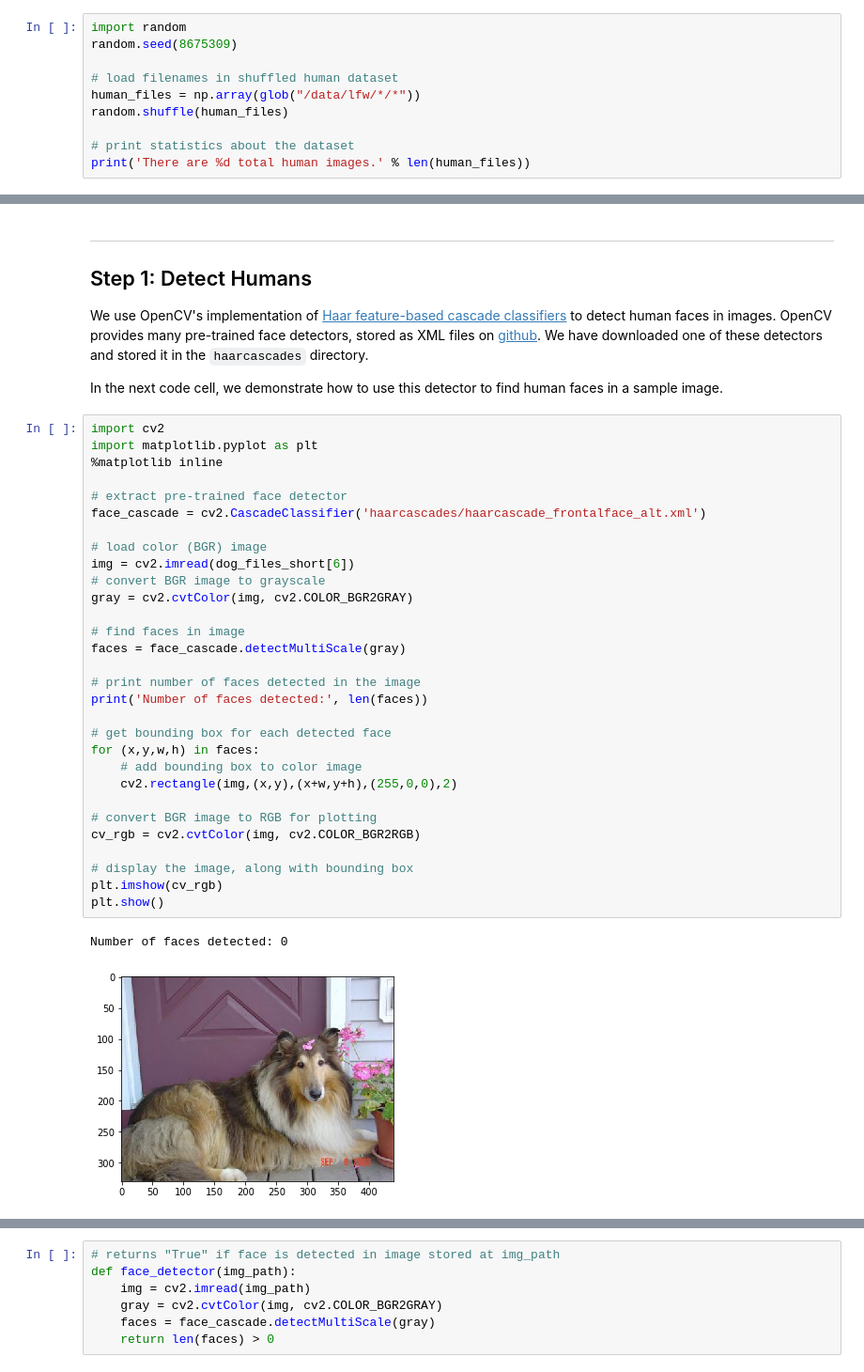
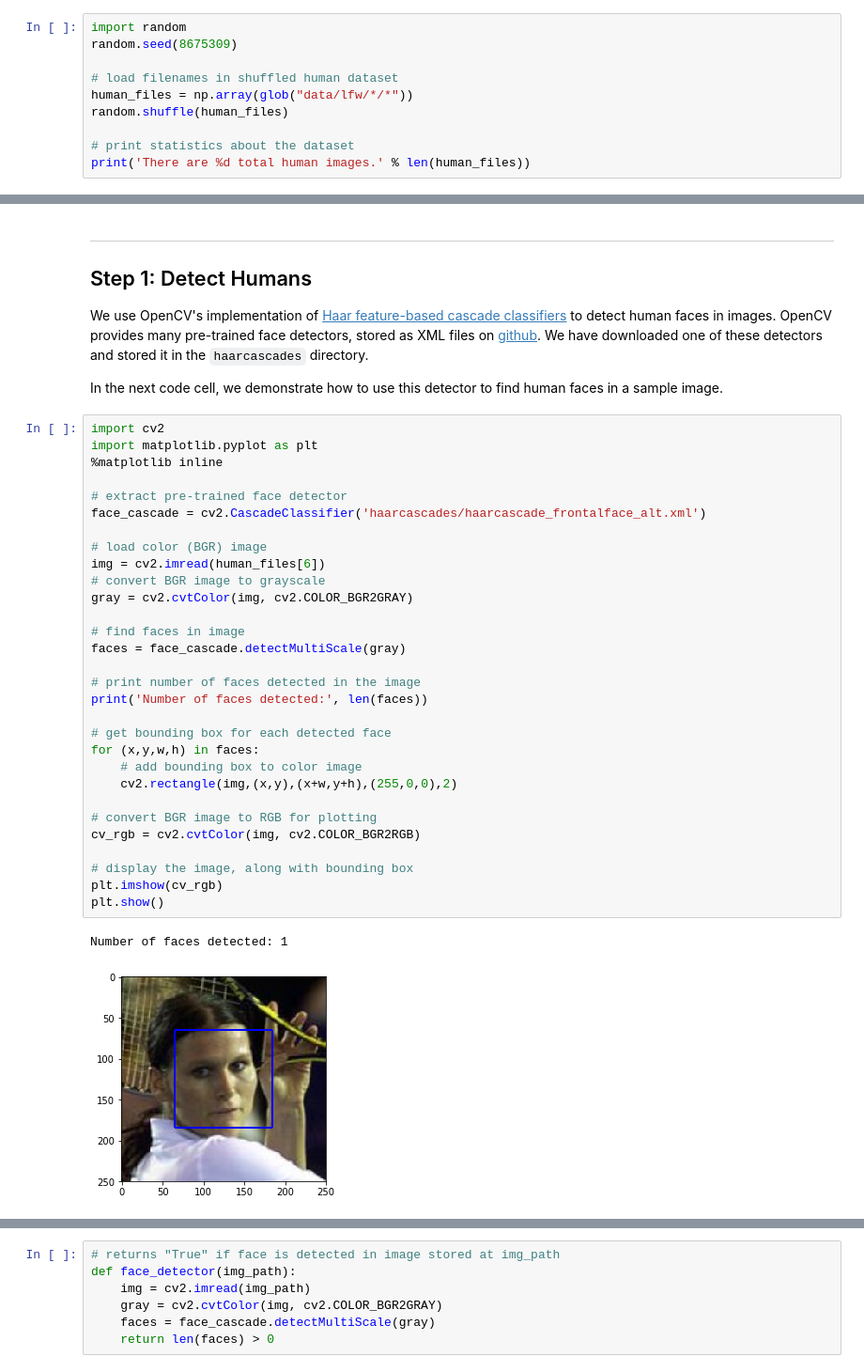
Before and after one commit to mrklees/dog-project, a Jupyter notebook: dog_app.ipynb, the cells around one changed output, grey strips where cells are left out. Shown at 94% size. Saved outputs shown, nothing was run; the diff lists cells and outputs as text.

```diff
--- a/dog_app.ipynb
+++ b/dog_app.ipynb
@@ -91,7 +78,7 @@ import random
 random.seed(8675309)
 
 # load filenames in shuffled human dataset
-human_files = np.array(glob("/data/lfw/*/*"))
+human_files = np.array(glob("data/lfw/*/*"))
 random.shuffle(human_files)
 
 # print statistics about the dataset
@@ -109,34 +96,34 @@ In the next code cell, we demonstrate how to use this detector to find human fac
 # %%
 import cv2
 import matplotlib.pyplot as plt
 %matplotlib inline
 
 # extract pre-trained face detector
 face_cascade = cv2.CascadeClassifier('haarcascades/haarcascade_frontalface_alt.xml')
 
 # load color (BGR) image
-img = cv2.imread(dog_files_short[6])
+img = cv2.imread(human_files[6])
 # convert BGR image to grayscale
 gray = cv2.cvtColor(img, cv2.COLOR_BGR2GRAY)
 
 # find faces in image
 faces = face_cascade.detectMultiScale(gray)
 
 # print number of faces detected in the image
 print('Number of faces detected:', len(faces))
 
 # get bounding box for each detected face
 for (x,y,w,h) in faces:
     # add bounding box to color image
     cv2.rectangle(img,(x,y),(x+w,y+h),(255,0,0),2)
 
 # convert BGR image to RGB for plotting
 cv_rgb = cv2.cvtColor(img, cv2.COLOR_BGR2RGB)
 
 # display the image, along with bounding box
 plt.imshow(cv_rgb)
 plt.show()
 # %% [output]
-Number of faces detected: 0
+Number of faces detected: 1
-[figure, old version]
+[figure, new version]
 # %% [markdown]
```
Also changed, not shown: parts of 73 cells of this notebook, 28 other files.
